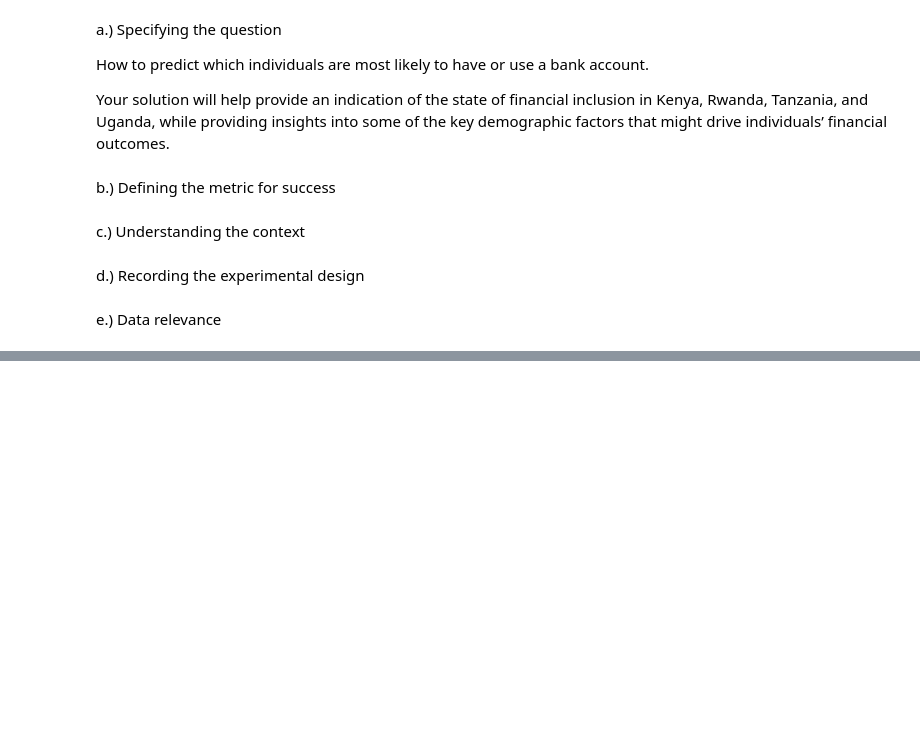
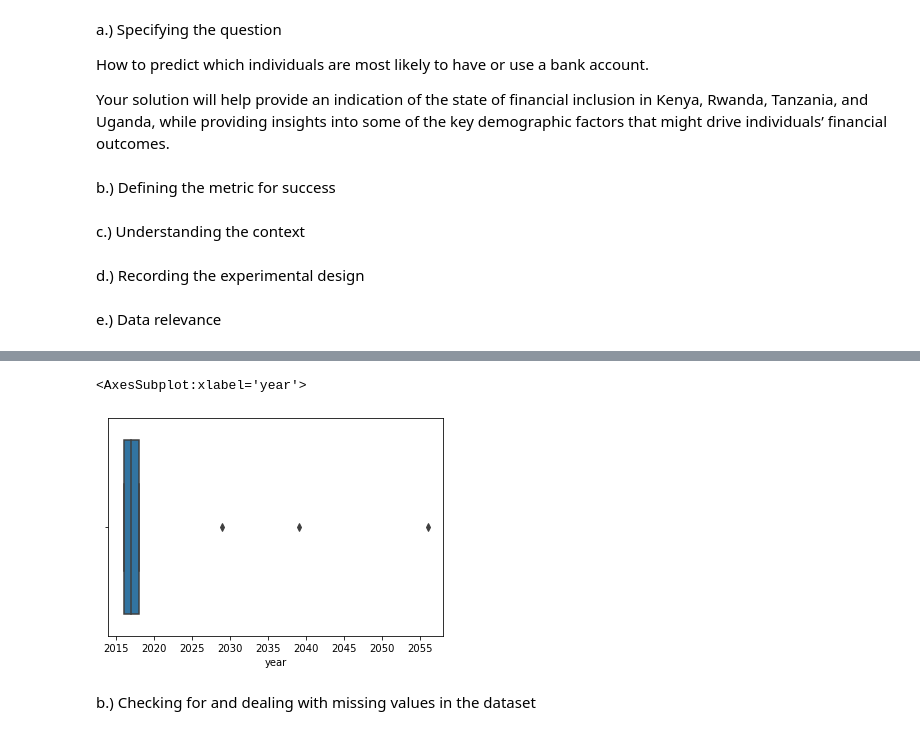
Before and after one commit to mukami3juma/financial-inclusivity, a Jupyter notebook: financial-inclusion.ipynb, the cells around one changed output, grey strips where cells are left out. Cells and saved outputs as stored; diff of their text form; code cells hidden in the pictures; blank space fills up the shorter version.

```diff
--- a/financial-inclusion.ipynb
+++ b/financial-inclusion.ipynb
@@ -30,0 +91,8 @@ e.) Data relevance
+# %%
+# Outliers for year factoring in scales of measurement #
+sns.boxplot(data['year'], orient='h')
+# %% [output]
+<AxesSubplot:xlabel='year'>
+[figure, added]
+# %% [markdown]
+b.) Checking for and dealing with missing values in the dataset
```
Also changed, not shown: parts of 25 cells of this notebook.
